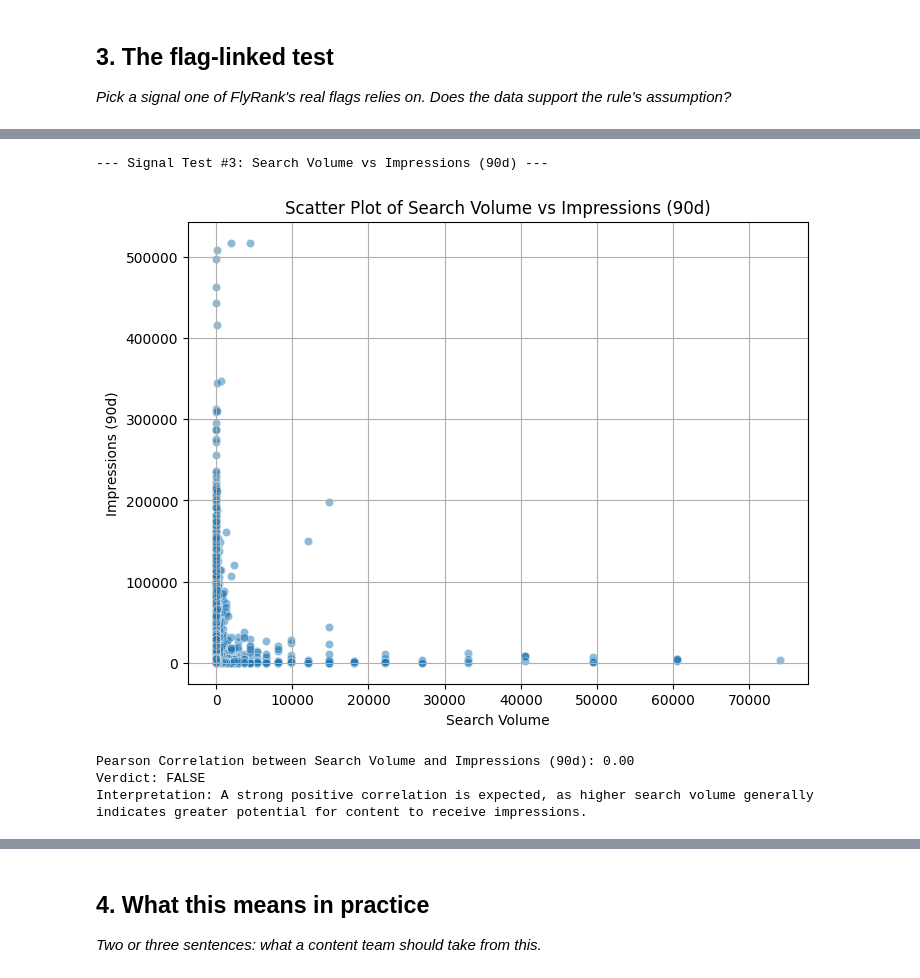
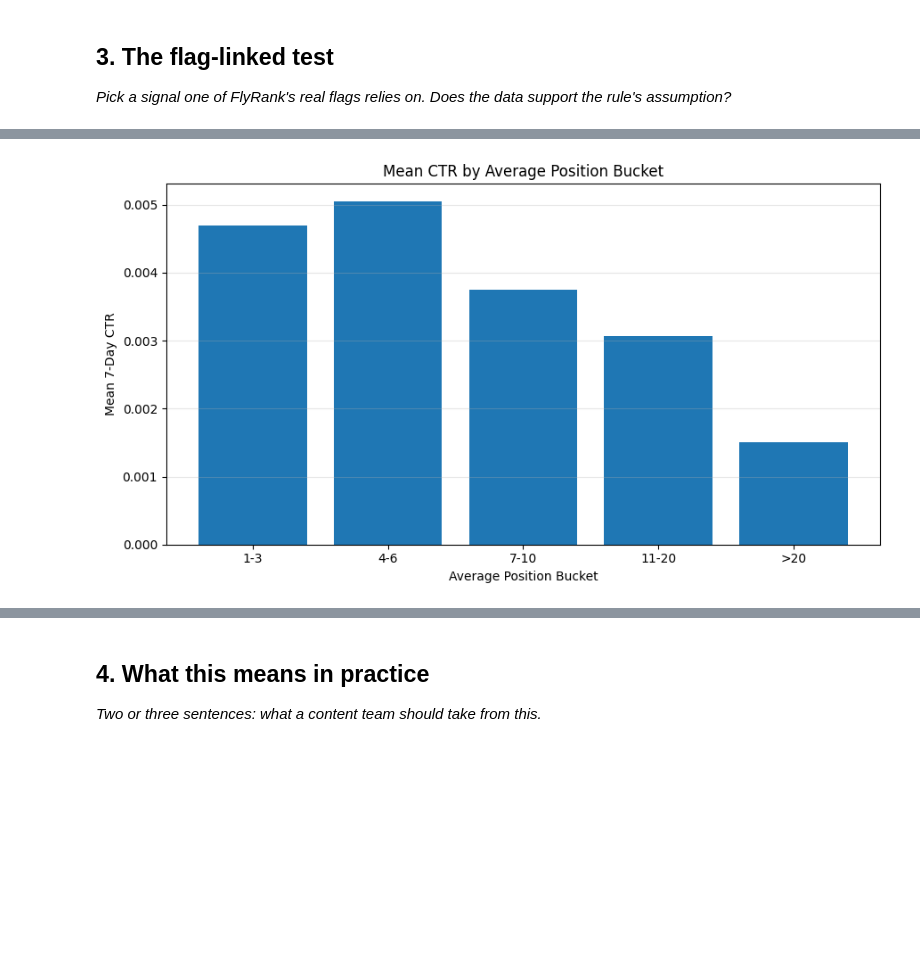
Before and after one commit to srvnkumr27/flyrank-ml-internship, a Jupyter notebook: work/notebooks/w04_signal_audit.ipynb, the cells around one changed output, grey strips where cells are left out. Drawn from its saved outputs; the diff is of its cells as text; code cells hidden in the pictures; blank space fills up the shorter version.

```diff
--- a/work/notebooks/w04_signal_audit.ipynb
+++ b/work/notebooks/w04_signal_audit.ipynb
@@ -123,38 +562,29 @@ Interpretation: A strong negative correlation is expected, as a better (lower) a
 # %%
-import matplotlib.pyplot as plt
-import seaborn as sns
+plt.figure(figsize=(9, 5))
 
-# Signal Test #3: Search Volume vs Impressions (90d)
-print("\n--- Signal Test #3: Search Volume vs Impressions (90d) ---")
+plt.bar(
+    bucket_summary.index,
+    bucket_summary["mean_ctr"]
+)
 
-# Visualize the relationship
-plt.figure(figsize=(8, 6))
-sns.scatterplot(x='search_volume', y='impressions_90d', data=df, alpha=0.5)
-plt.title('Scatter Plot of Search Volume vs Impressions (90d)')
-plt.xlabel('Search Volume')
-plt.ylabel('Impressions (90d)')
-plt.grid(True)
+plt.xlabel(
+    "Average Position Bucket"
+)
+
+plt.ylabel(
+    "Mean 7-Day CTR"
+)
+
+plt.title(
+    "Mean CTR by Average Position Bucket"
+)
+
+plt.grid(
+    axis="y",
+    alpha=0.3
+)
+
+plt.tight_layout()
 plt.show()
-
-# Calculate correlation
-correlation = df['search_volume'].corr(df['impressions_90d'])
-print(f"Pearson Correlation between Search Volume and Impressions (90d): {correlation:.2f}")
-
-# Verdict
-if correlation > 0.7:
-    verdict = "CONFIRMED"
-elif correlation < -0.7:
-    verdict = "OPPOSITE"
-elif abs(correlation) >= 0.3:
-    verdict = "MIXED"
-else:
-    verdict = "FALSE"
-
-print(f"Verdict: {verdict}")
-print("Interpretation: A strong positive correlation is expected, as higher search volume generally indicates greater potential for content to receive impressions.")
 # %% [output]
---- Signal Test #3: Search Volume vs Impressions (90d) ---
-[figure, old version]
+[figure, new version]
-Pearson Correlation between Search Volume and Impressions (90d): 0.00
-Verdict: FALSE
-Interpretation: A strong positive correlation is expected, as higher search volume generally indicates greater potential for content to receive impressions.
```
Also changed, not shown: parts of 12 cells of this notebook.
